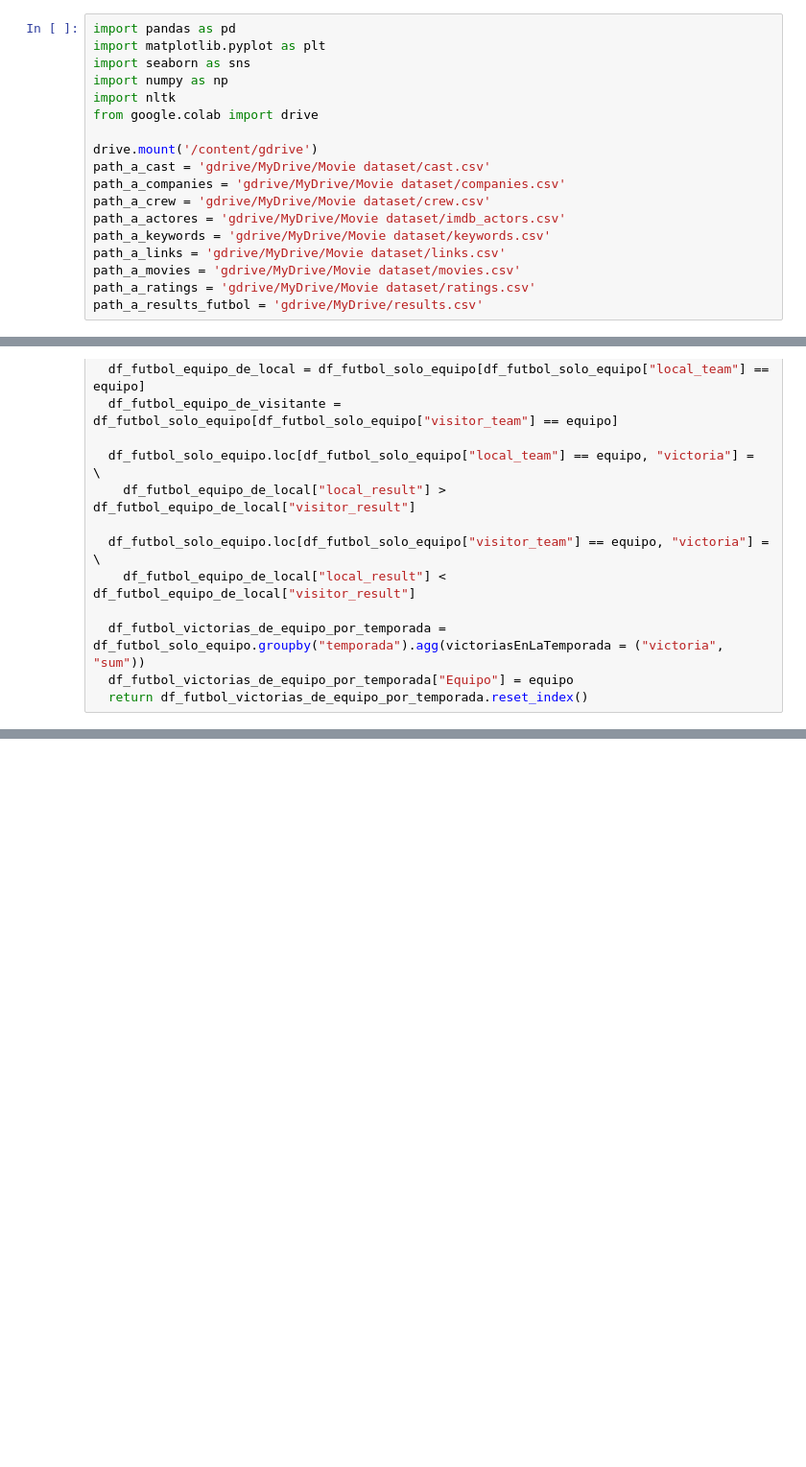
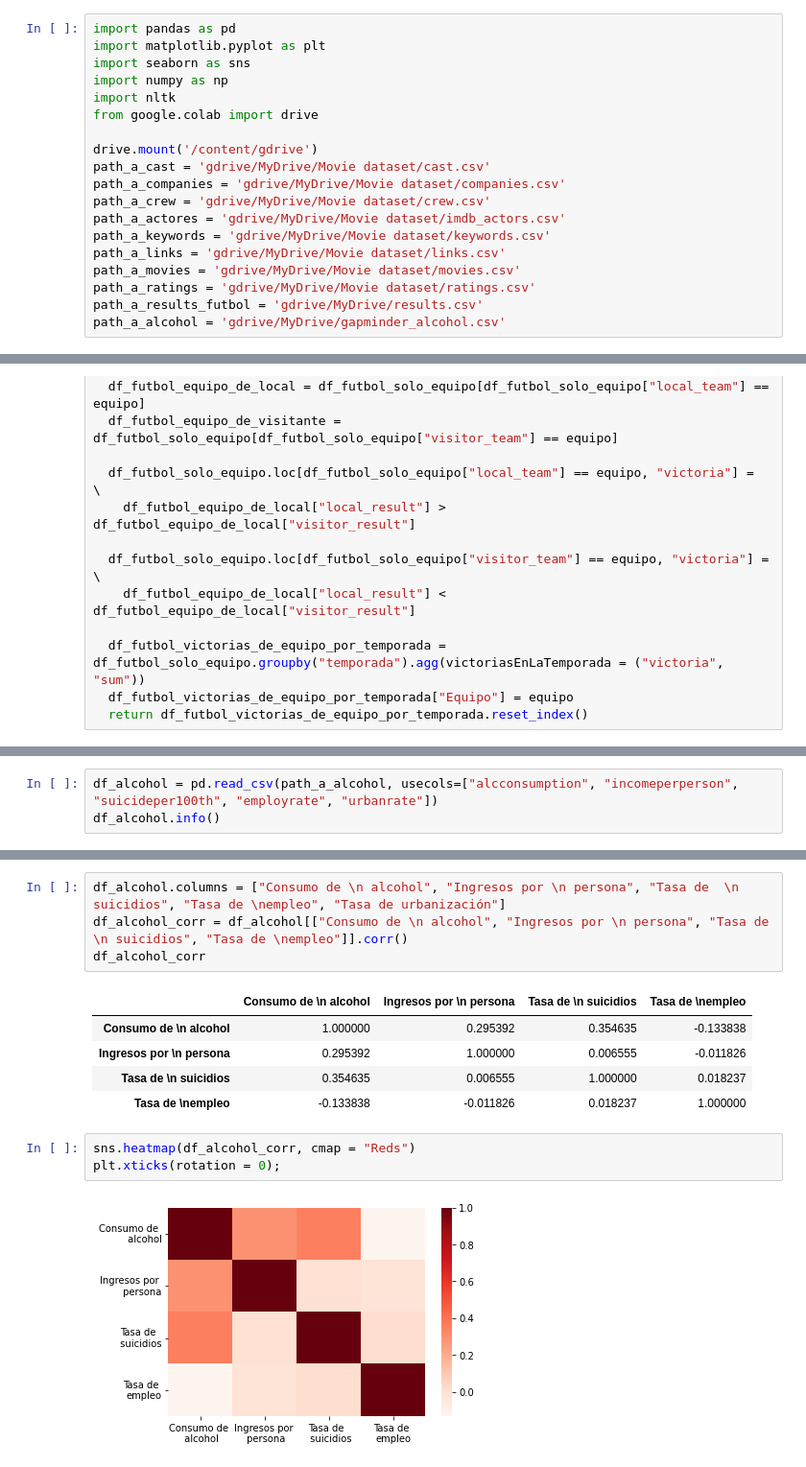
Before and after one commit to Nacho2904/orga_de_datos, a Jupyter notebook: tp_1.ipynb, the cells around one changed output, grey strips where cells are left out. Shown at 96% size. Drawn from its saved outputs; the diff is of its cells as text; blank space fills up the shorter version.

```diff
--- a/tp_1.ipynb
+++ b/tp_1.ipynb
@@ -22,6 +22,7 @@ path_a_links = 'gdrive/MyDrive/Movie dataset/links.csv'
 path_a_movies = 'gdrive/MyDrive/Movie dataset/movies.csv'
 path_a_ratings = 'gdrive/MyDrive/Movie dataset/ratings.csv'
 path_a_results_futbol = 'gdrive/MyDrive/results.csv'
+path_a_alcohol = 'gdrive/MyDrive/gapminder_alcohol.csv'
 # %% [output]
 Mounted at /content/gdrive
 # %% [markdown]
@@ -1561,0 +1579,3 @@ sns.kdeplot(df_victorias_de_grandes_por_temporada_agrupadas["victoriasTotales"],
+# %%
+df_alcohol = pd.read_csv(path_a_alcohol, usecols=["alcconsumption", "incomeperperson", "suicideper100th", "employrate", "urbanrate"])
+df_alcohol.info()
@@ -1561,0 +1595,15 @@ sns.kdeplot(df_victorias_de_grandes_por_temporada_agrupadas["victoriasTotales"],
+# %%
+df_alcohol.columns = ["Consumo de \n alcohol", "Ingresos por \n persona", "Tasa de  \n suicidios", "Tasa de \nempleo", "Tasa de urbanización"]
+df_alcohol_corr = df_alcohol[["Consumo de \n alcohol", "Ingresos por \n persona", "Tasa de  \n suicidios", "Tasa de \nempleo"]].corr()
+df_alcohol_corr
+# %% [output]
+|  | Consumo de \n alcohol | Ingresos por \n persona | Tasa de \n suicidios | Tasa de \nempleo |
+| Consumo de \n alcohol | 1.000000 | 0.295392 | 0.354635 | -0.133838 |
+| Ingresos por \n persona | 0.295392 | 1.000000 | 0.006555 | -0.011826 |
+| Tasa de \n suicidios | 0.354635 | 0.006555 | 1.000000 | 0.018237 |
+| Tasa de \nempleo | -0.133838 | -0.011826 | 0.018237 | 1.000000 |
+# %%
+sns.heatmap(df_alcohol_corr, cmap = "Reds")
+plt.xticks(rotation = 0);
+# %% [output]
+[figure, added]
```
Also changed, not shown: parts of 7 cells of this notebook.
